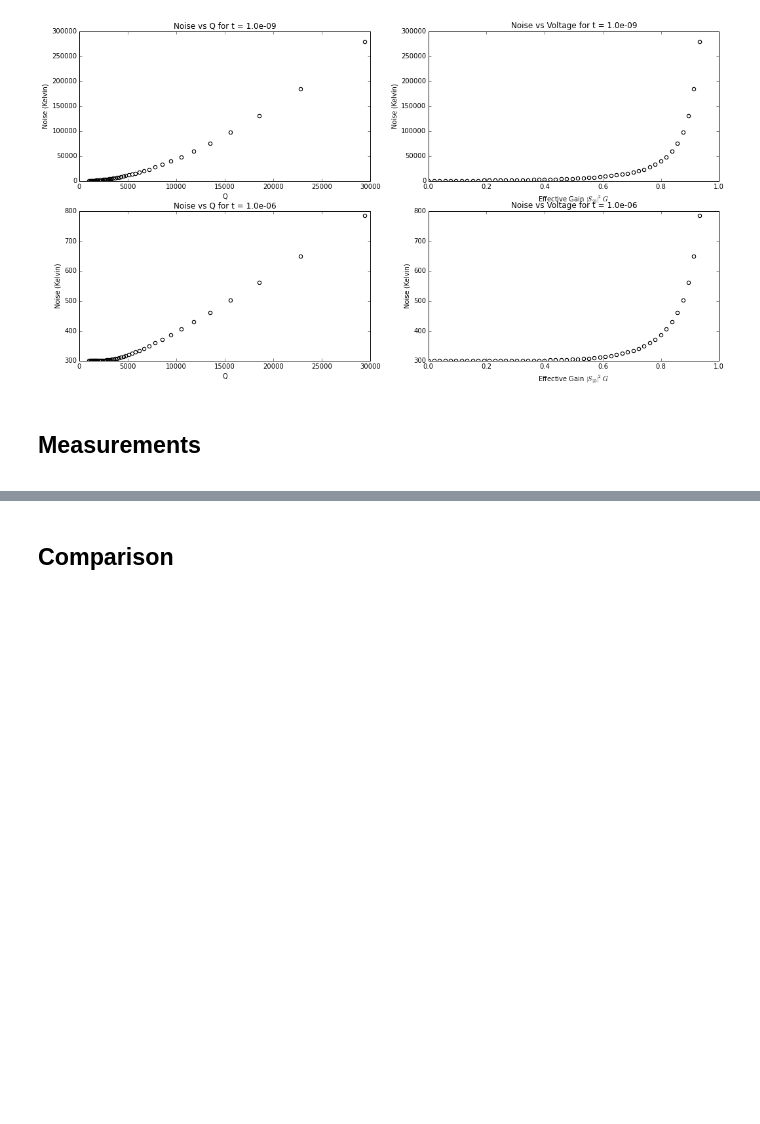
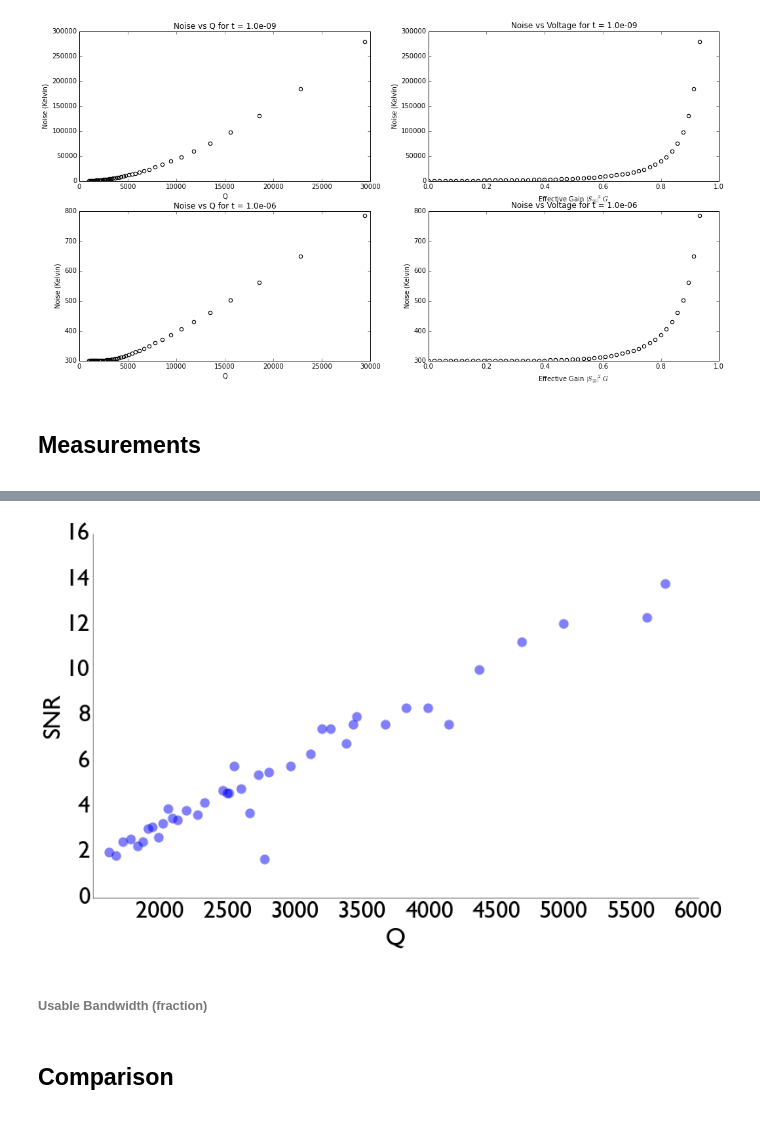
Before and after one commit to atmalagon/activeresonator, a Jupyter notebook: ipython_notebooks/Active_Resonator_Calculations.ipynb, the cells around one changed output, grey strips where cells are left out. Cells and saved outputs as stored; diff of their text form; code cells hidden in the pictures; blank space fills up the shorter version.

```diff
--- a/ipython_notebooks/Active_Resonator_Calculations.ipynb
+++ b/ipython_notebooks/Active_Resonator_Calculations.ipynb
@@ -254,0 +349,24 @@ mpld3.display()
+# %%
+f = interpolate.interp1d(Voltage_6, Q_6)
+guess_Q_7 = [f(v) for i, v in enumerate(Voltage_7) if Q_7[i] < 60000.]
+corresponding_SNR_7 = [s for i, s in enumerate(SNR_7) if Q_7[i] < 60000.]
+# %%
+fig = plt.figure()
+fig.set_size_inches(12.5,7.5)
+axes = fig.gca()
+ppl.scatter(axes, guess_Q_7, corresponding_SNR_7, s=120)
+axes.set_xlabel('Q', fontproperties = font, fontsize=28)
+axes.set_xlim([1500, 6000])
+axes.set_ylabel('SNR', fontproperties = font, fontsize=28)
+axes.set_yticklabels(axes.get_yticks(), fontproperties = font, fontsize=28)
+axes.set_xticklabels(axes.get_xticks(), fontproperties = font, fontsize=28)
+majorFormatter = matplotlib.ticker.FormatStrFormatter('%d')
+axes.xaxis.set_major_formatter(majorFormatter)
+axes.yaxis.set_major_formatter(majorFormatter)
+axes.xaxis.set_major_locator(matplotlib.ticker.MaxNLocator(prune='lower'))
+
+fig.savefig('snr_delay_line.png')
+# %% [output]
+[figure, added]
+# %% [markdown]
+###### Usable Bandwidth (fraction)
```
Also changed, not shown: parts of 10 cells of this notebook, 6 other files.
